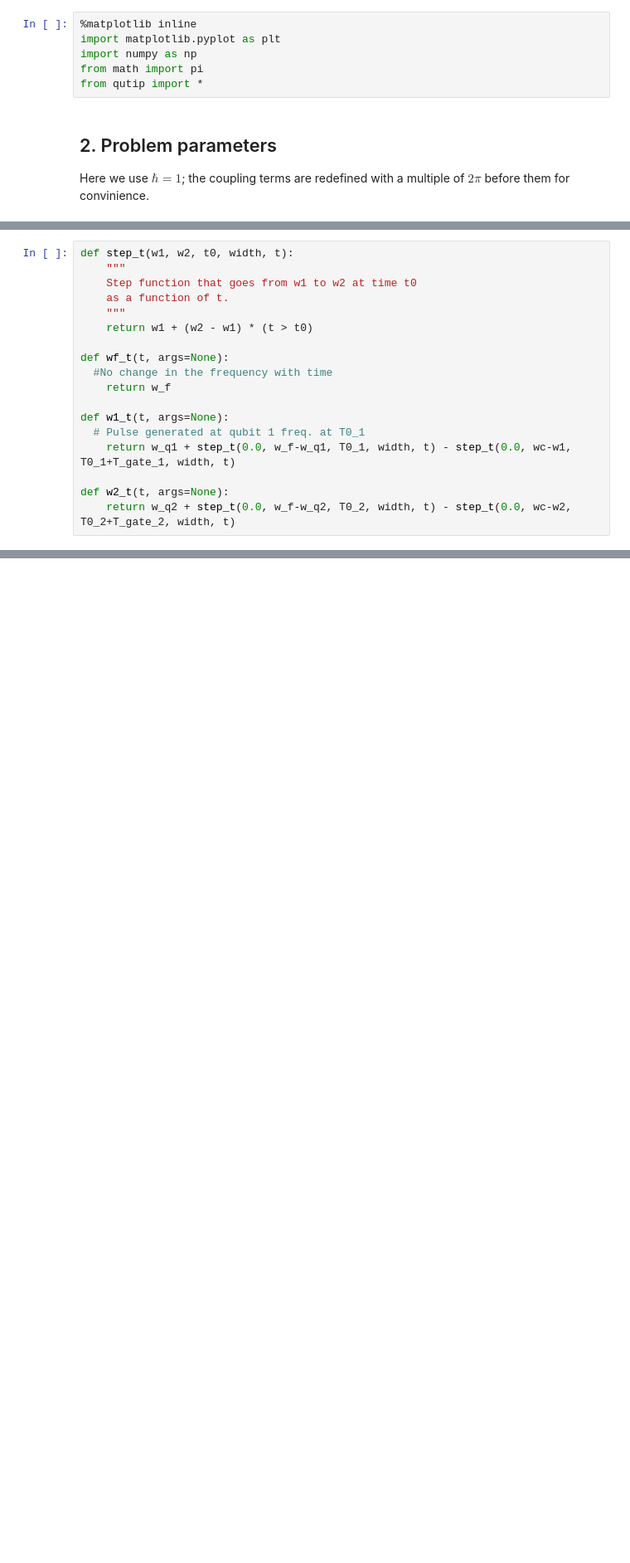
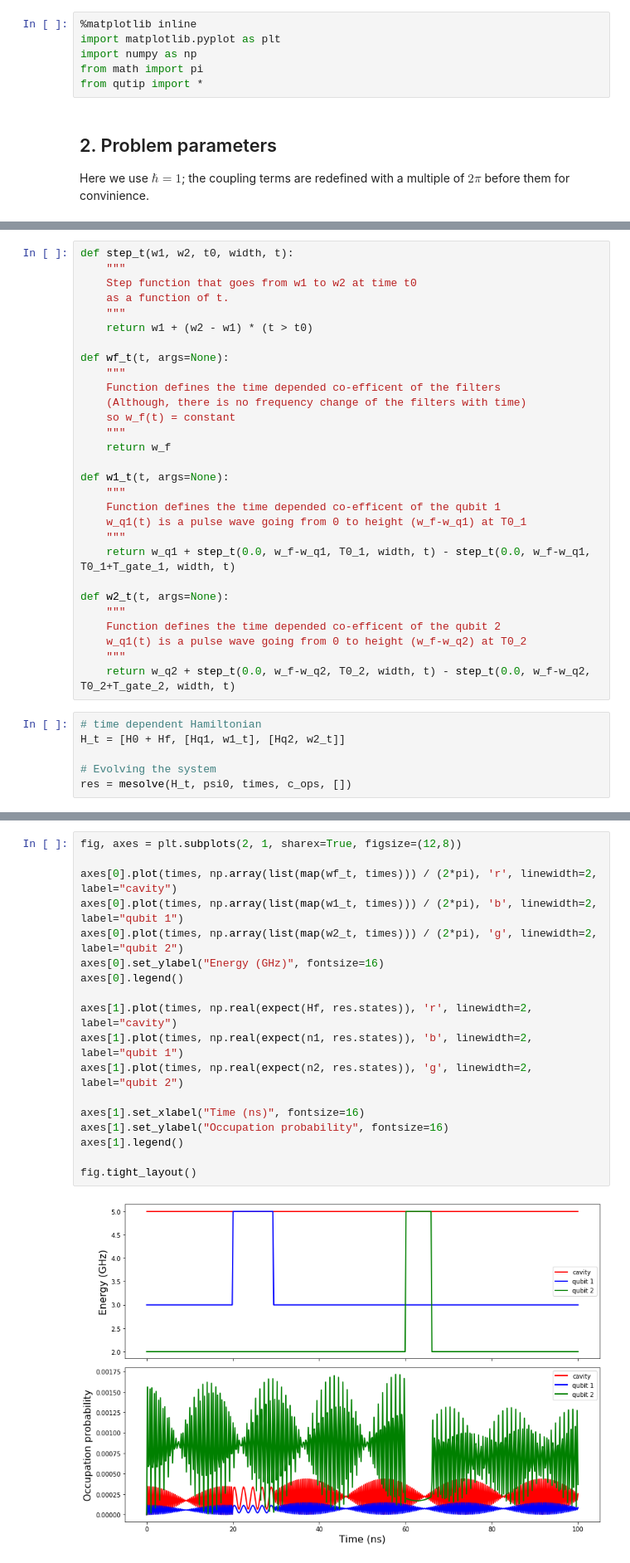
Before and after one commit to SoumyaShreeram/Qubit, a Jupyter notebook: ControlZ_no_th.ipynb, the cells around one changed output, grey strips where cells are left out. Shown at 83% size. Cells and saved outputs as stored; diff of their text form; blank space fills up the shorter version.

Commit message:
control iSWAP gate - no thermal losses added

```diff
--- a/ControlZ_no_th.ipynb
+++ b/ControlZ_no_th.ipynb
@@ -135,12 +164,29 @@ def step_t(w1, w2, t0, width, t):
     return w1 + (w2 - w1) * (t > t0)
 
 def wf_t(t, args=None):
-  #No change in the frequency with time
+    """
+    Function defines the time depended co-efficent of the filters
+    (Although, there is no frequency change of the filters with time)
+    so w_f(t) = constant
+    """
     return w_f
 
 def w1_t(t, args=None):
-  # Pulse generated at qubit 1 freq. at T0_1
-    return w_q1 + step_t(0.0, w_f-w_q1, T0_1, width, t) - step_t(0.0, wc-w1, T0_1+T_gate_1, width, t)
+    """
+    Function defines the time depended co-efficent of the qubit 1
+    w_q1(t) is a pulse wave going from 0 to height (w_f-w_q1) at T0_1
+    """
+    return w_q1 + step_t(0.0, w_f-w_q1, T0_1, width, t) - step_t(0.0, w_f-w_q1, T0_1+T_gate_1, width, t)
 
 def w2_t(t, args=None):
-    return w_q2 + step_t(0.0, w_f-w_q2, T0_2, width, t) - step_t(0.0, wc-w2, T0_2+T_gate_2, width, t)
+    """
+    Function defines the time depended co-efficent of the qubit 2
+    w_q1(t) is a pulse wave going from 0 to height (w_f-w_q2) at T0_2
+    """
+    return w_q2 + step_t(0.0, w_f-w_q2, T0_2, width, t) - step_t(0.0, w_f-w_q2, T0_2+T_gate_2, width, t)
+# %%
+# time dependent Hamiltonian
+H_t = [H0 + Hf, [Hq1, w1_t], [Hq2, w2_t]]
+
+# Evolving the system
+res = mesolve(H_t, psi0, times, c_ops, [])
@@ -146,0 +195,20 @@ def w2_t(t, args=None):
+# %%
+fig, axes = plt.subplots(2, 1, sharex=True, figsize=(12,8))
+
+axes[0].plot(times, np.array(list(map(wf_t, times))) / (2*pi), 'r', linewidth=2, label="cavity")
+axes[0].plot(times, np.array(list(map(w1_t, times))) / (2*pi), 'b', linewidth=2, label="qubit 1")
+axes[0].plot(times, np.array(list(map(w2_t, times))) / (2*pi), 'g', linewidth=2, label="qubit 2")
+axes[0].set_ylabel("Energy (GHz)", fontsize=16)
+axes[0].legend()
+
+axes[1].plot(times, np.real(expect(Hf, res.states)), 'r', linewidth=2, label="cavity")
+axes[1].plot(times, np.real(expect(n1, res.states)), 'b', linewidth=2, label="qubit 1")
+axes[1].plot(times, np.real(expect(n2, res.states)), 'g', linewidth=2, label="qubit 2")
+
+axes[1].set_xlabel("Time (ns)", fontsize=16)
+axes[1].set_ylabel("Occupation probability", fontsize=16)
+axes[1].legend()
+
+fig.tight_layout()
+# %% [output]
+[figure, added]
```
Also changed, not shown: parts of 19 cells of this notebook.
